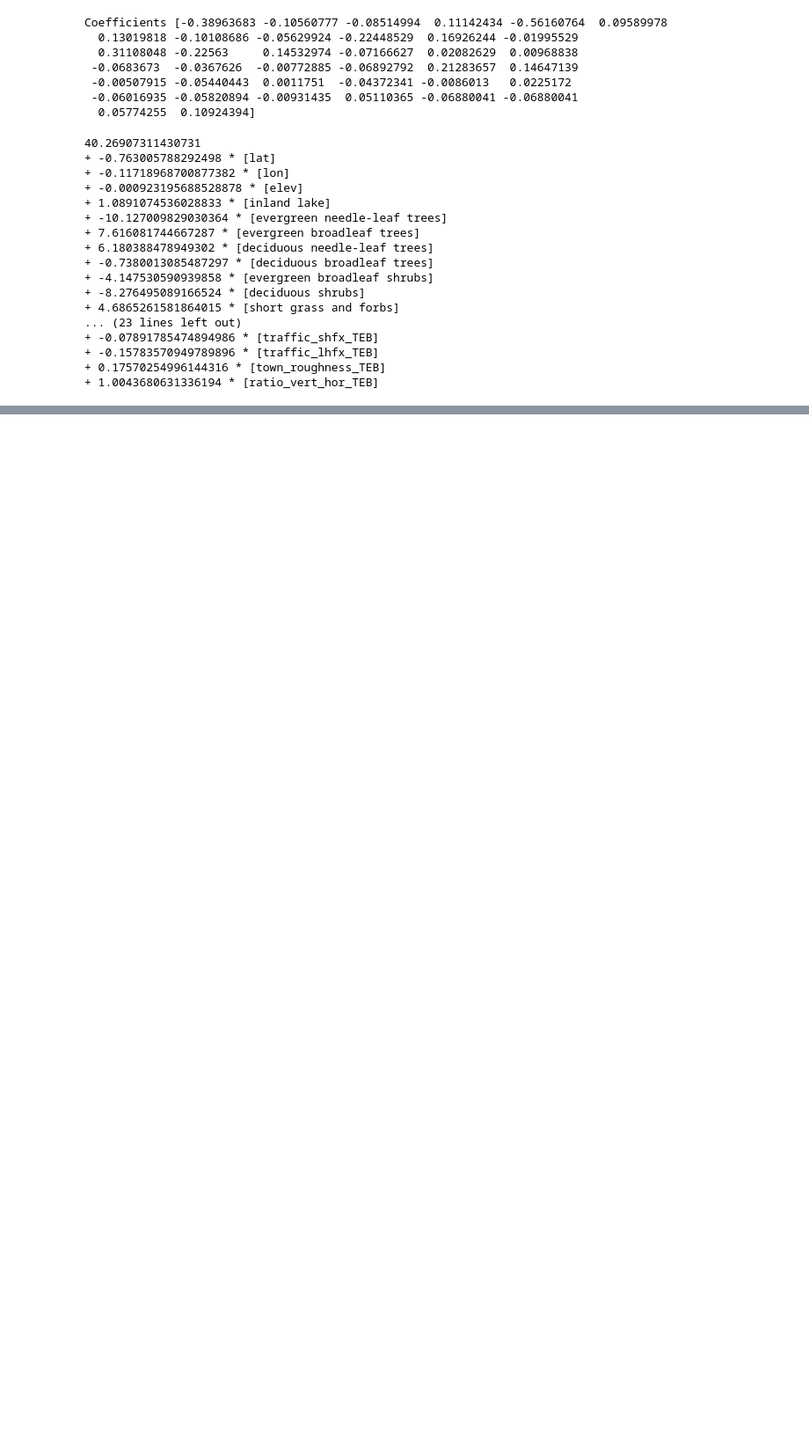
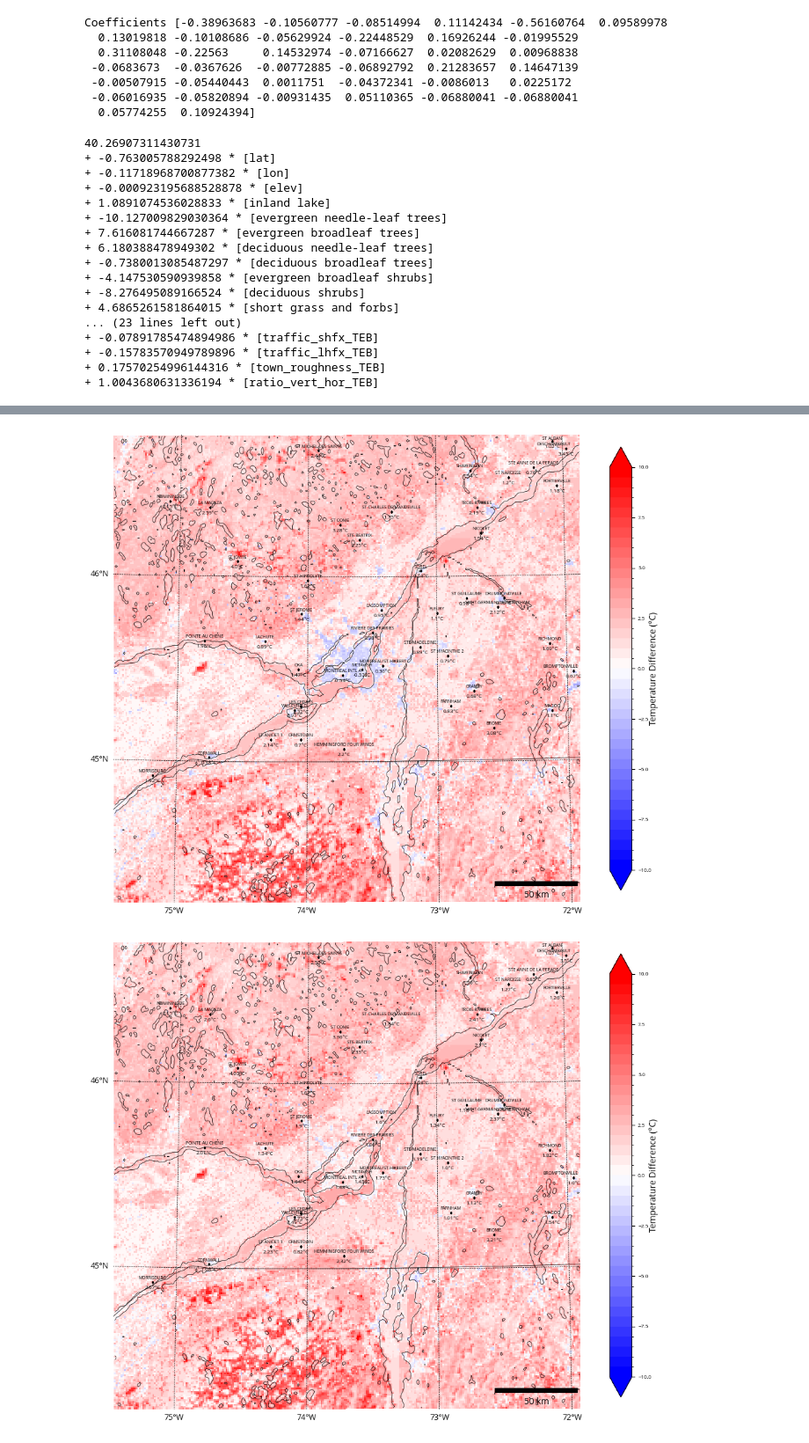
Before and after one commit to devongulley1602/UHI_HW_MTL, a Jupyter notebook: ridge_regression.ipynb, the cells around one changed output, grey strips where cells are left out. Shown at 88% size. Cells and saved outputs as stored; diff of their text form; code cells hidden in the pictures; blank space fills up the shorter version.

```diff
--- a/ridge_regression.ipynb
+++ b/ridge_regression.ipynb
@@ -260,0 +297,20 @@ plot_field(summer['tasmin_T'])
+# %%
+station_rotated_points = rotated_pole.transform_points(ccrs.PlateCarree(), plotted_stations['lon'].values, plotted_stations['lat'].values)
+station_rlon = station_rotated_points[:, 0]
+station_rlat = station_rotated_points[:, 1]
+
+
+for model in ['C','T'] :
+    field = summer[f'tasmin_{model}']
+    linear_obsdiff = gaussian_blur_xarray(field).sel(rlat=xr.DataArray(station_rlat, dims='points'),rlon=xr.DataArray(station_rlon, dims='points'),method='nearest').values - avgs['tasmin'].sel(season='JJA').dropna('station').values
+    diff = field - grid_pred
+    fig,ax,cb = plot_field(diff,cmap='bwr',feature_colours='black',levels=40,vmin=-10,vmax=10)
+    plot_stations(fig,ax,linear_field=linear_obsdiff,features_colour='black',stations=plotted_stations,units='°C')
+    ax.scatter(plotted_stations.lon, plotted_stations.lat, transform=ccrs.PlateCarree(),
+               color='black', marker='s',s=3)
+    cb.ax.yaxis.label.set_position((2, 0))
+    cb.ax.set_ylabel('Temperature Difference (°C)', rotation=90, va='center')
+    plt.savefig(f'ridgediff_summer_tasmin_{model}.pdf')
+# %% [output]
+[figure, added]
+[figure, added]
```
Also changed, not shown: parts of 8 cells of this notebook, 13 other files.
